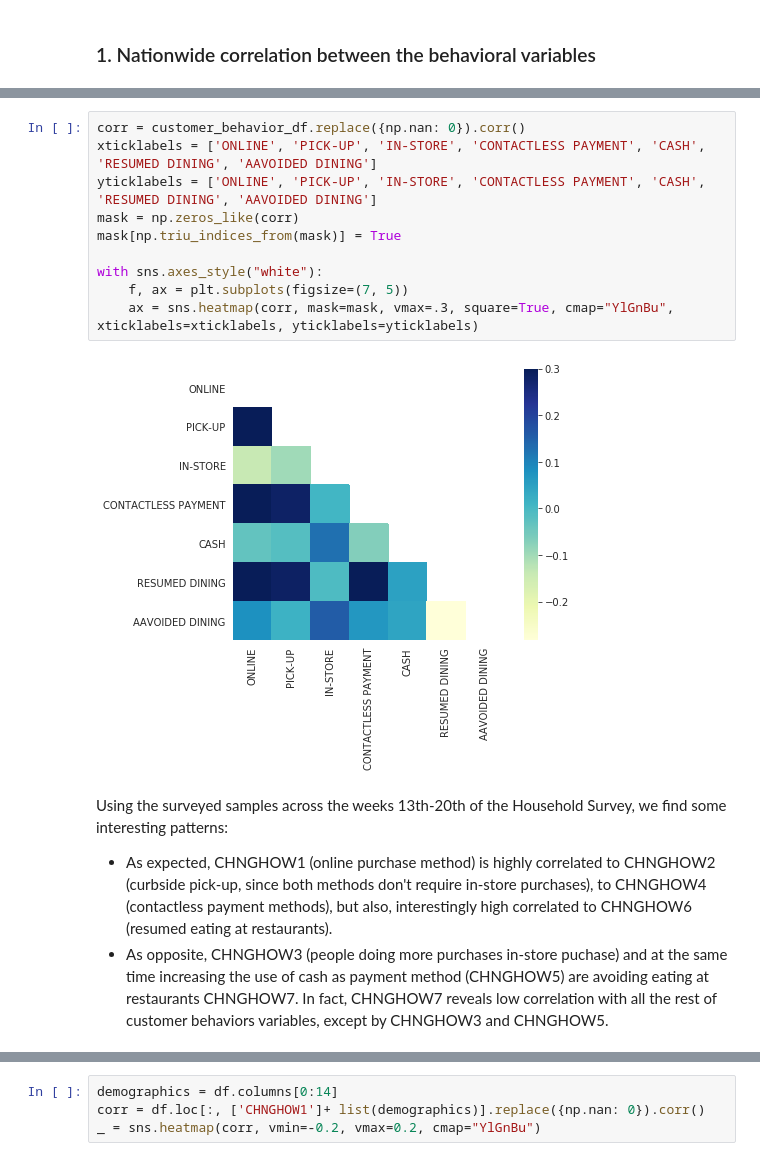
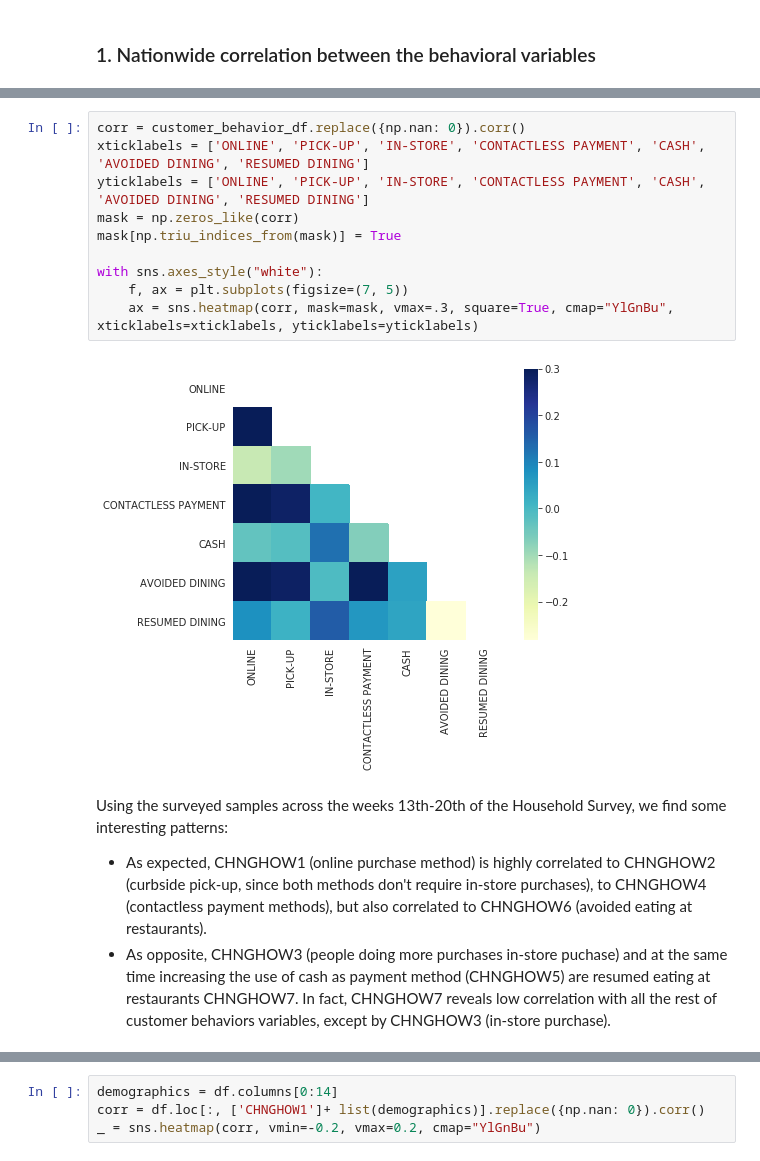
Before and after one commit to Daesparz/DS4A2020_Empowerment, a Jupyter notebook: exploratory_data_analysis/household_pulse_EDA-in_depth.ipynb, the cells around one changed output, grey strips where cells are left out. Drawn from its saved outputs; the diff is of its cells as text.

Commit message:
fix restaurant variable

```diff
--- a/exploratory_data_analysis/household_pulse_EDA-in_depth.ipynb
+++ b/exploratory_data_analysis/household_pulse_EDA-in_depth.ipynb
@@ -179,17 +179,17 @@ customer_behavior_df.replace({np.nan: 0}).corr()
 | CHNGHOW7 | 0.080863 | 0.016210 | 0.158587 | 0.068815 | 0.044058 | -0.282539 | 1.000000 |
 # %%
 corr = customer_behavior_df.replace({np.nan: 0}).corr()
-xticklabels = ['ONLINE', 'PICK-UP', 'IN-STORE', 'CONTACTLESS PAYMENT', 'CASH', 'RESUMED DINING', 'AAVOIDED DINING']
-yticklabels = ['ONLINE', 'PICK-UP', 'IN-STORE', 'CONTACTLESS PAYMENT', 'CASH', 'RESUMED DINING', 'AAVOIDED DINING']
+xticklabels = ['ONLINE', 'PICK-UP', 'IN-STORE', 'CONTACTLESS PAYMENT', 'CASH', 'AVOIDED DINING', 'RESUMED DINING']
+yticklabels = ['ONLINE', 'PICK-UP', 'IN-STORE', 'CONTACTLESS PAYMENT', 'CASH', 'AVOIDED DINING', 'RESUMED DINING']
 mask = np.zeros_like(corr)
 mask[np.triu_indices_from(mask)] = True
 
 with sns.axes_style("white"):
     f, ax = plt.subplots(figsize=(7, 5))
     ax = sns.heatmap(corr, mask=mask, vmax=.3, square=True, cmap="YlGnBu", xticklabels=xticklabels, yticklabels=yticklabels)
 # %% [output]
-[figure, old version]
+[figure, new version]
 # %% [markdown]
 Using the surveyed samples across the weeks 13th-20th of the Household Survey, we find some interesting patterns:
-- As expected, CHNGHOW1 (online purchase method) is highly correlated to CHNGHOW2 (curbside pick-up, since both methods don't require in-store purchases), to CHNGHOW4 (contactless payment methods), but also, interestingly high correlated to CHNGHOW6 (resumed eating at restaurants).
-- As opposite, CHNGHOW3 (people doing more purchases in-store puchase) and at the same time increasing the use of cash as payment method (CHNGHOW5) are avoiding eating at restaurants CHNGHOW7. In fact, CHNGHOW7 reveals low correlation with all the rest of customer behaviors variables, except by CHNGHOW3 and CHNGHOW5.
+- As expected, CHNGHOW1 (online purchase method) is highly correlated to CHNGHOW2 (curbside pick-up, since both methods don't require in-store purchases), to CHNGHOW4 (contactless payment methods), but also correlated to CHNGHOW6 (avoided eating at restaurants).
+- As opposite, CHNGHOW3 (people doing more purchases in-store puchase) and at the same time increasing the use of cash as payment method (CHNGHOW5) are resumed eating at restaurants CHNGHOW7. In fact, CHNGHOW7 reveals low correlation with all the rest of customer behaviors variables, except by CHNGHOW3 (in-store purchase).
```
Also changed, not shown: parts of 4 cells of this notebook.
